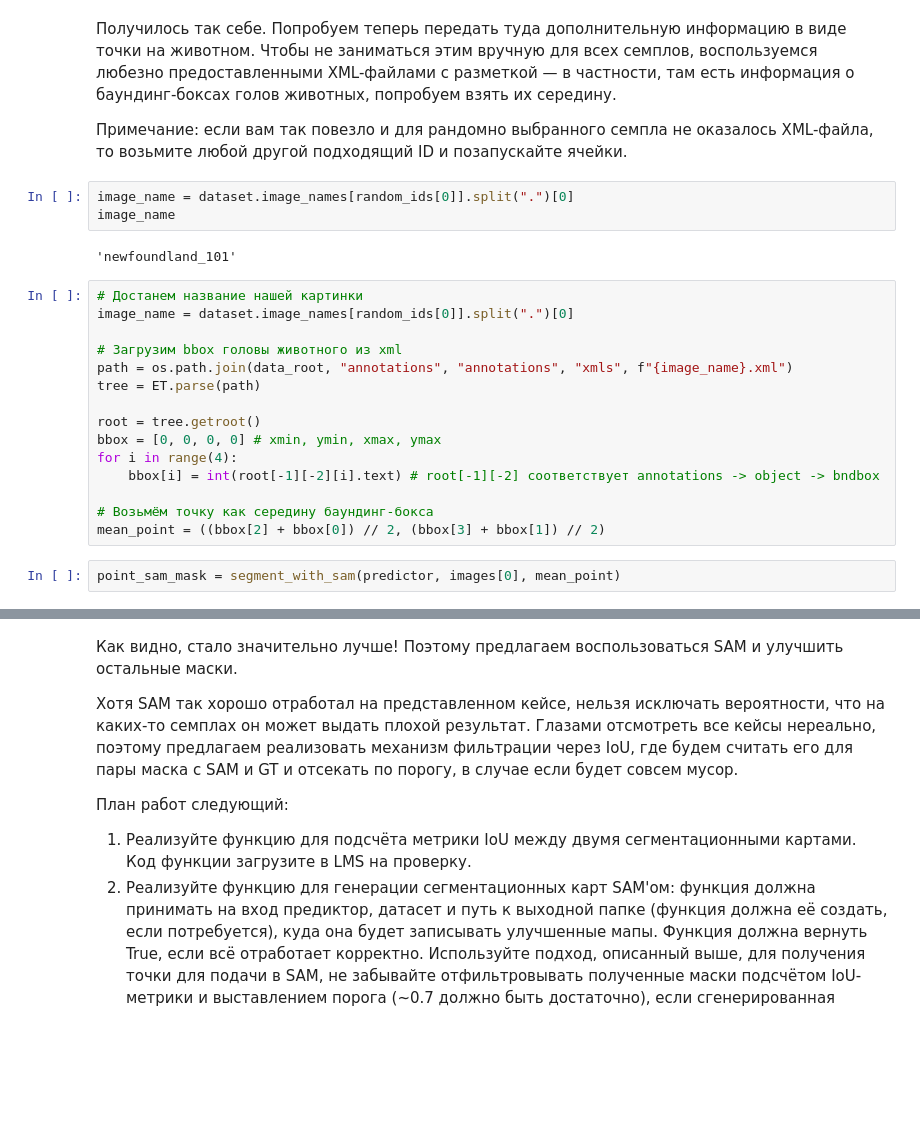
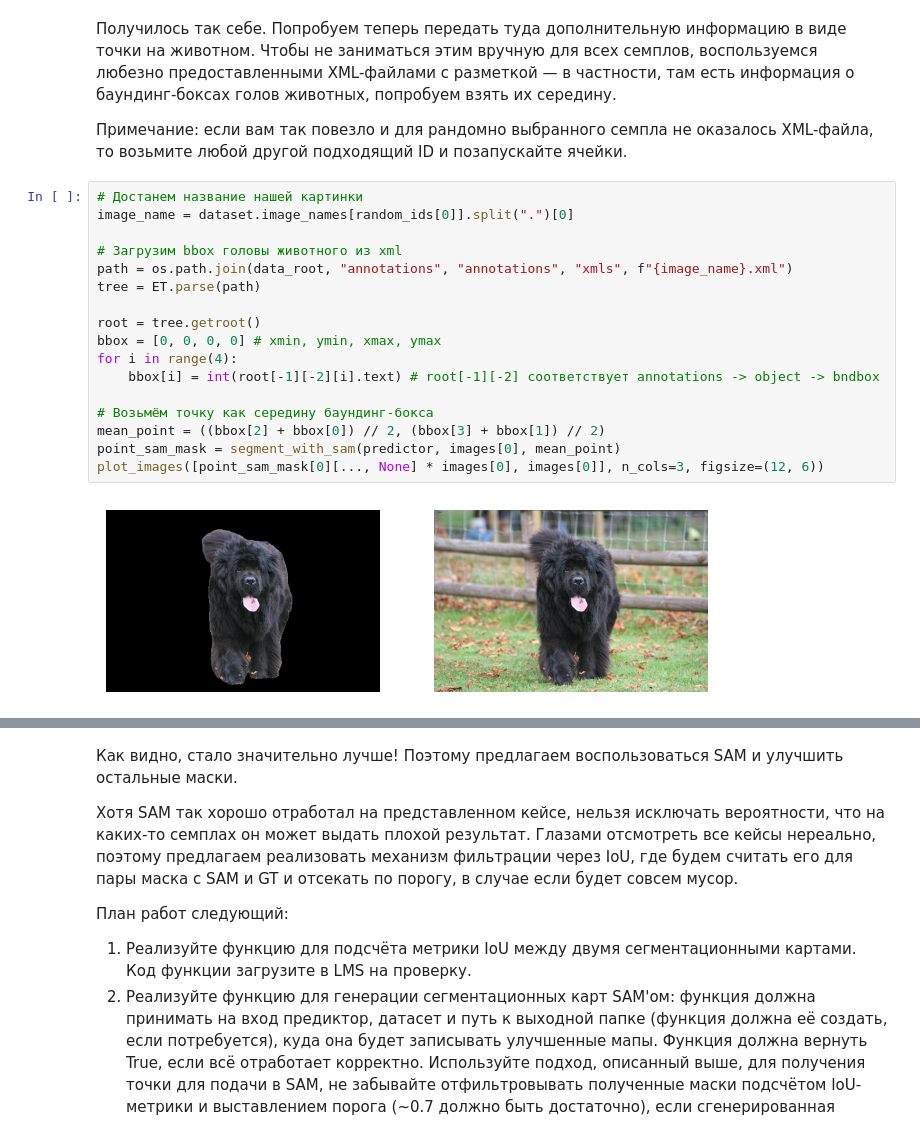
Before and after one commit to AndreyKurdyubov/Karpov.courses_DL, a Jupyter notebook: CV/Lesson_5/CV_hw5_student.ipynb, the cells around one changed output, grey strips where cells are left out. Saved outputs shown, nothing was run; the diff lists cells and outputs as text; blank space fills up the shorter version.

```diff
--- a/CV/Lesson_5/CV_hw5_student.ipynb
+++ b/CV/Lesson_5/CV_hw5_student.ipynb
@@ -610,25 +612,22 @@ def segment_with_sam(predictor: SamPredictor, image: np.ndarray, input_point: Op
 Получилось так себе. Попробуем теперь передать туда дополнительную информацию в виде точки на животном. Чтобы не заниматься этим вручную для всех семплов, воспользуемся любезно предоставленными XML-файлами с разметкой — в частности, там есть информация о баундинг-боксах голов животных, попробуем взять их середину.
 
 Примечание: если вам так повезло и для рандомно выбранного семпла не оказалось XML-файла, то возьмите любой другой подходящий ID и позапускайте ячейки.
-# %%
-image_name = dataset.image_names[random_ids[0]].split(".")[0]
-image_name
-# %% [output]
-'newfoundland_101'
 # %%
 # Достанем название нашей картинки
 image_name = dataset.image_names[random_ids[0]].split(".")[0]
 
 # Загрузим bbox головы животного из xml
 path = os.path.join(data_root, "annotations", "annotations", "xmls", f"{image_name}.xml")
 tree = ET.parse(path)
 
 root = tree.getroot()
 bbox = [0, 0, 0, 0] # xmin, ymin, xmax, ymax
 for i in range(4):
     bbox[i] = int(root[-1][-2][i].text) # root[-1][-2] соответствует annotations -> object -> bndbox
 
 # Возьмём точку как середину баундинг-бокса
 mean_point = ((bbox[2] + bbox[0]) // 2, (bbox[3] + bbox[1]) // 2)
+point_sam_mask = segment_with_sam(predictor, images[0], mean_point)
+plot_images([point_sam_mask[0][..., None] * images[0], images[0]], n_cols=3, figsize=(12, 6))
+# %% [output]
+[figure, added]
-# %%
-point_sam_mask = segment_with_sam(predictor, images[0], mean_point)
```
Also changed, not shown: parts of 22 cells of this notebook.
